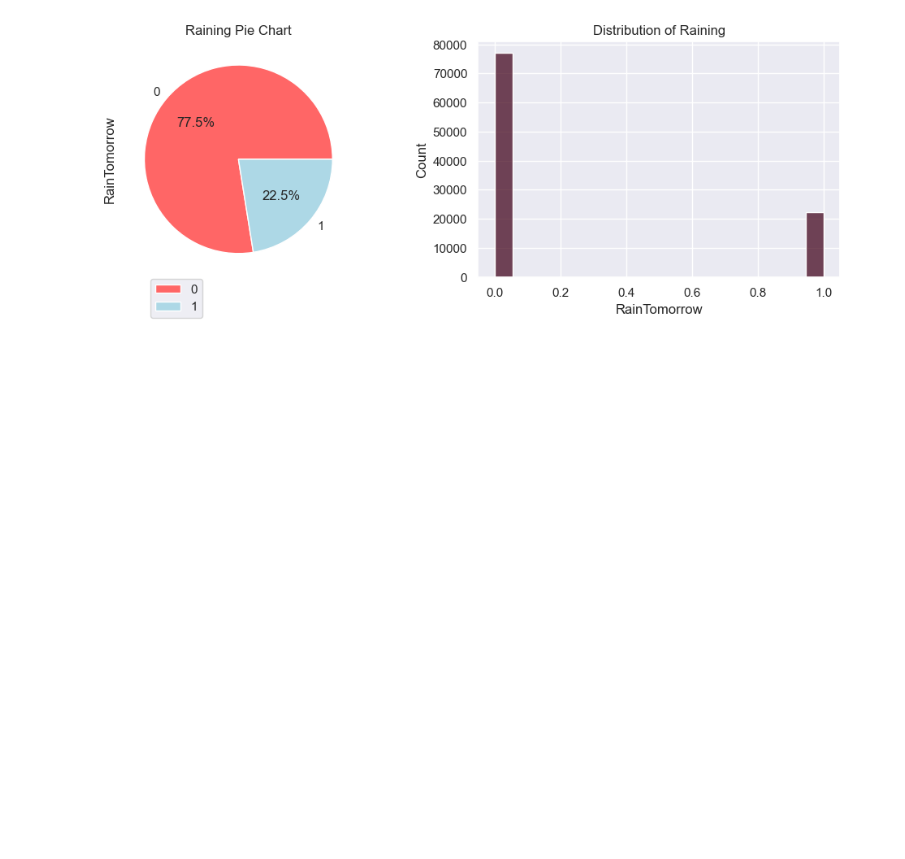
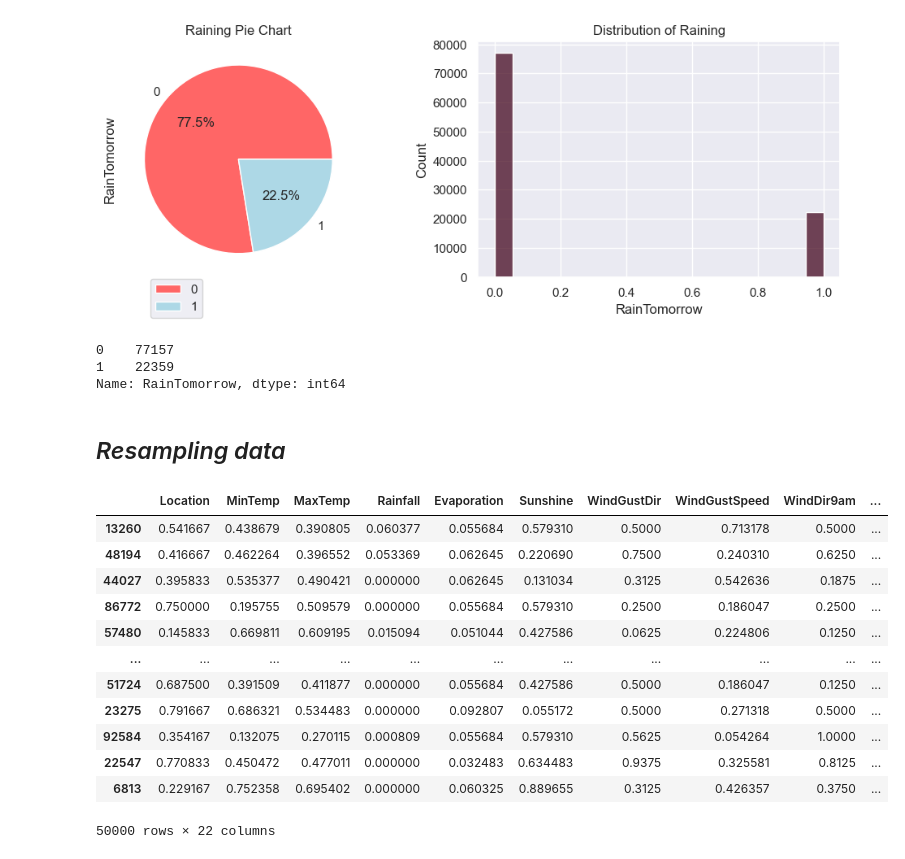
Before and after one commit to GehadTahoon/WeatherAUS, a Jupyter notebook: 02_analytics.ipynb, the cells around one changed output. Cells and saved outputs as stored; diff of their text form; code cells hidden in the pictures; blank space fills up the shorter version.

```diff
--- a/02_analytics.ipynb
+++ b/02_analytics.ipynb
@@ -29,0 +27,8 @@ dr = raw_data.dropna()
+# %%
+data['RainTomorrow'].value_counts()
+# %% [output]
+0    77157
+1    22359
+Name: RainTomorrow, dtype: int64
+# %% [markdown]
+## _Resampling data_
@@ -30 +42,30 @@ dr = raw_data.dropna()
+# %%
+# upsample
+upsampled_class_1 = resample(class_1,
+                                replace=True,     # sample with replacement
+                                n_samples=samples_per_class,  # match majority class
+                                random_state=0)  # reproducible results
+
+# downsample
+downsampled_class_0 = resample(class_0,
+                                replace=True,     # sample with replacement
+                                n_samples=samples_per_class,  # match majority class
+                                random_state=0)  # reproducible results
+
+data = pd.concat([upsampled_class_1, downsampled_class_0])
+data
+# %% [output]
+|  | Location | MinTemp | MaxTemp | Rainfall | Evaporation | Sunshine | WindGustDir | WindGustSpeed | WindDir9am | ... |
+| 13260 | 0.541667 | 0.438679 | 0.390805 | 0.060377 | 0.055684 | 0.579310 | 0.5000 | 0.713178 | 0.5000 | ... |
+| 48194 | 0.416667 | 0.462264 | 0.396552 | 0.053369 | 0.062645 | 0.220690 | 0.7500 | 0.240310 | 0.6250 | ... |
+| 44027 | 0.395833 | 0.535377 | 0.490421 | 0.000000 | 0.062645 | 0.131034 | 0.3125 | 0.542636 | 0.1875 | ... |
+| 86772 | 0.750000 | 0.195755 | 0.509579 | 0.000000 | 0.055684 | 0.579310 | 0.2500 | 0.186047 | 0.2500 | ... |
+| 57480 | 0.145833 | 0.669811 | 0.609195 | 0.015094 | 0.051044 | 0.427586 | 0.0625 | 0.224806 | 0.1250 | ... |
+| ... | ... | ... | ... | ... | ... | ... | ... | ... | ... | ... |
+| 51724 | 0.687500 | 0.391509 | 0.411877 | 0.000000 | 0.055684 | 0.427586 | 0.5000 | 0.186047 | 0.1250 | ... |
+| 23275 | 0.791667 | 0.686321 | 0.534483 | 0.000000 | 0.092807 | 0.055172 | 0.5000 | 0.271318 | 0.5000 | ... |
+| 92584 | 0.354167 | 0.132075 | 0.270115 | 0.000809 | 0.055684 | 0.579310 | 0.5625 | 0.054264 | 1.0000 | ... |
+| 22547 | 0.770833 | 0.450472 | 0.477011 | 0.000000 | 0.032483 | 0.634483 | 0.9375 | 0.325581 | 0.8125 | ... |
+| 6813 | 0.229167 | 0.752358 | 0.695402 | 0.000000 | 0.060325 | 0.889655 | 0.3125 | 0.426357 | 0.3750 | ... |
+50000 rows × 22 columns
 # %%
```
Also changed, not shown: parts of 6 cells of this notebook, 3 other files.
